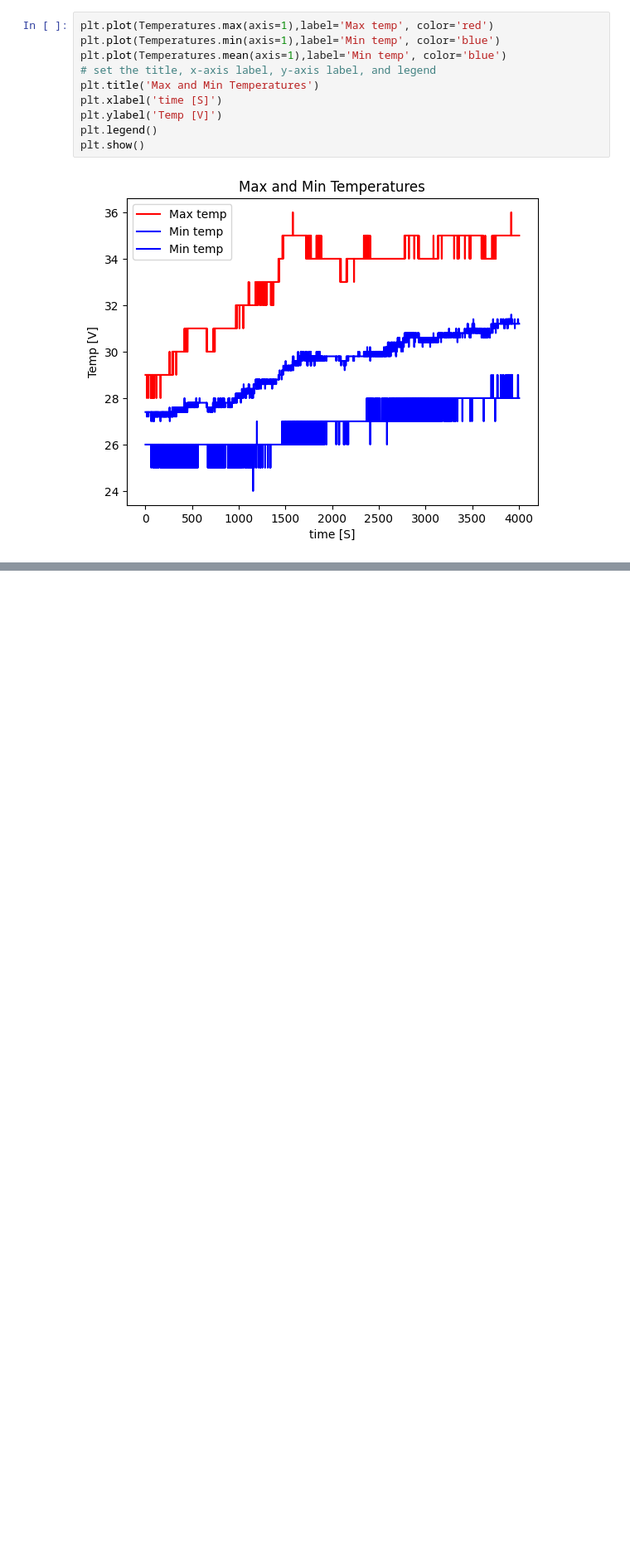
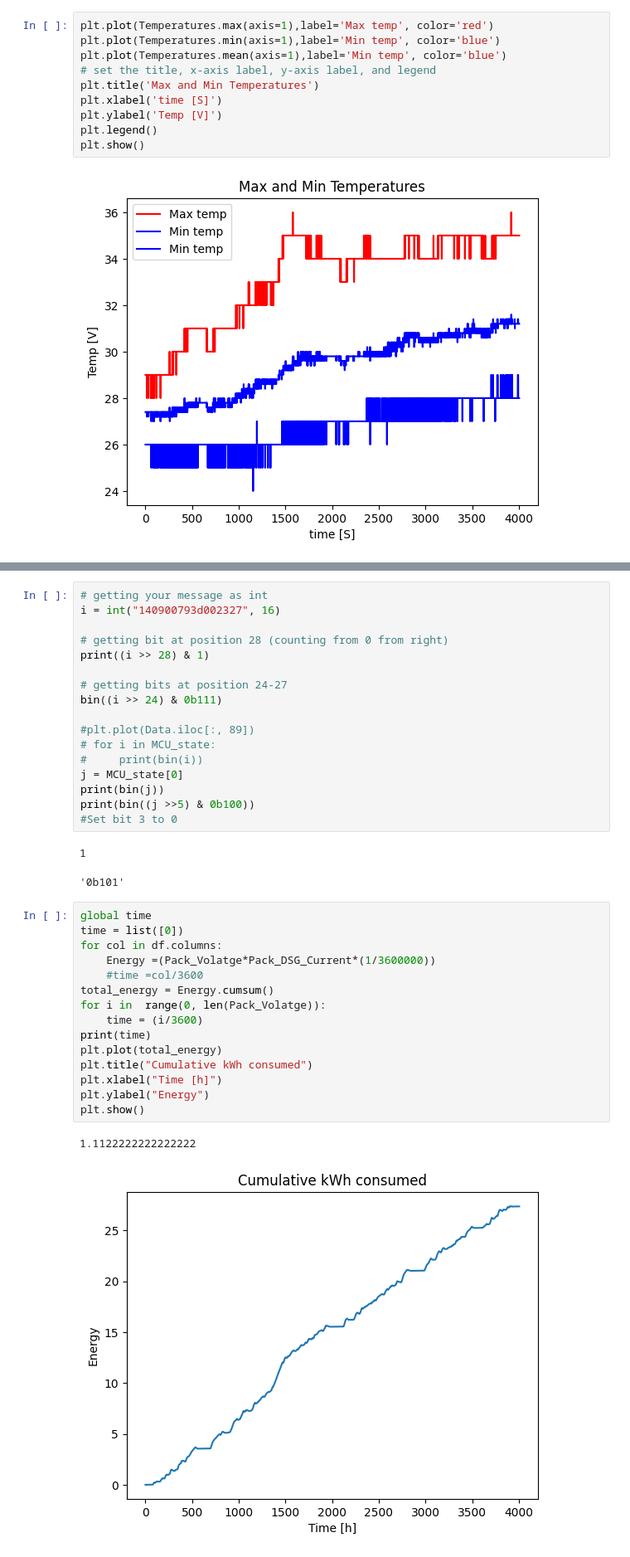
Before and after one commit to Bamamou/Pyhton_Jupiter, a Jupyter notebook: Data/Battery/BALISTRON.ipynb, the cells around one changed output, grey strips where cells are left out. Shown: that part at 83% size. Drawn from its saved outputs; the diff is of its cells as text; blank space fills up the shorter version.

```diff
--- a/Data/Battery/BALISTRON.ipynb
+++ b/Data/Battery/BALISTRON.ipynb
@@ -148,0 +244,38 @@ Name: 83, Length: 4005, dtype: float64
+# %%
+# getting your message as int
+i = int("140900793d002327", 16)
+
+# getting bit at position 28 (counting from 0 from right)
+print((i >> 28) & 1)
+
+# getting bits at position 24-27
+bin((i >> 24) & 0b111)
+
+#plt.plot(Data.iloc[:, 89])
+# for i in MCU_state:
+#     print(bin(i))
+j = MCU_state[0]
+print(bin(j))
+print(bin((j >>5) & 0b100))
+#Set bit 3 to 0
+# %% [output]
+1
+'0b101'
+# %%
+global time
+time = list([0])
+for col in df.columns:
+    Energy =(Pack_Volatge*Pack_DSG_Current*(1/3600000))
+    #time =col/3600
+total_energy = Energy.cumsum()
+for i in  range(0, len(Pack_Volatge)):
+    time = (i/3600)
+print(time)
+plt.plot(total_energy)
+plt.title("Cumulative kWh consumed")
+plt.xlabel("Time [h]")
+plt.ylabel("Energy")
+plt.show()
+# %% [output]
+1.1122222222222222
+[figure, added]
```
Also changed, not shown: parts of 7 cells of this notebook, 7 other files.
